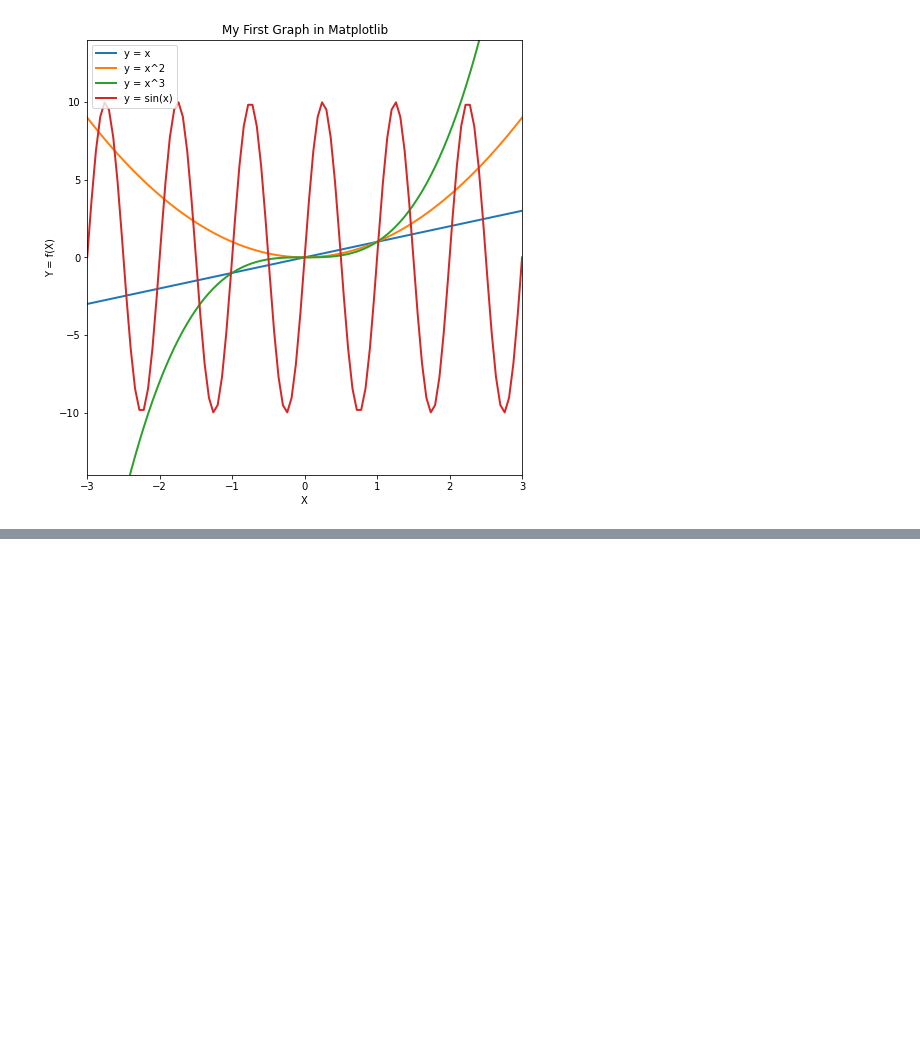
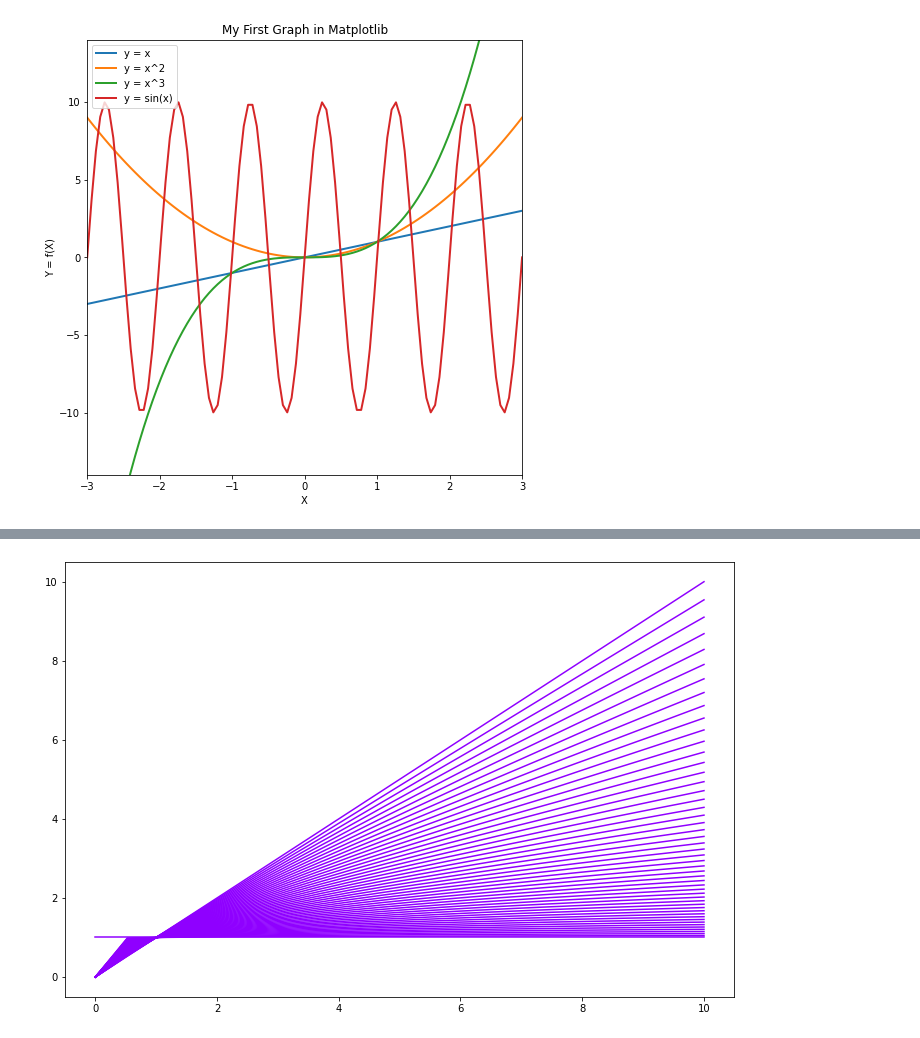
Before and after one commit to dabhimanyu/learn_to_code, a Jupyter notebook: 002_Mike_Python_lec_002.ipynb, the cells around one changed output, grey strips where cells are left out. Drawn from its saved outputs; the diff is of its cells as text; code cells hidden in the pictures; blank space fills up the shorter version.

```diff
--- a/002_Mike_Python_lec_002.ipynb
+++ b/002_Mike_Python_lec_002.ipynb
@@ -502,0 +532,15 @@ Data Ratio =  4.666666666666667
+# %%
+# exercise:
+
+x = np.linspace(0 , 10 , 20) ;
+# print(x)
+fig , ax = plt.subplots(1 , 1 , figsize = (12 , 8) )
+
+for i in np.linspace(0 , 1 , 50 ):
+  # print(str([i , x[i] ]))
+  # ax.plot([0 , 10] , [ x[i]**i , 10**i])
+  plt.plot(x , x**i , color = (.561, 0, 1) )
+
+plt.show()
+# %% [output]
+[figure, added]
```
Also changed, not shown: parts of 6 cells of this notebook.
